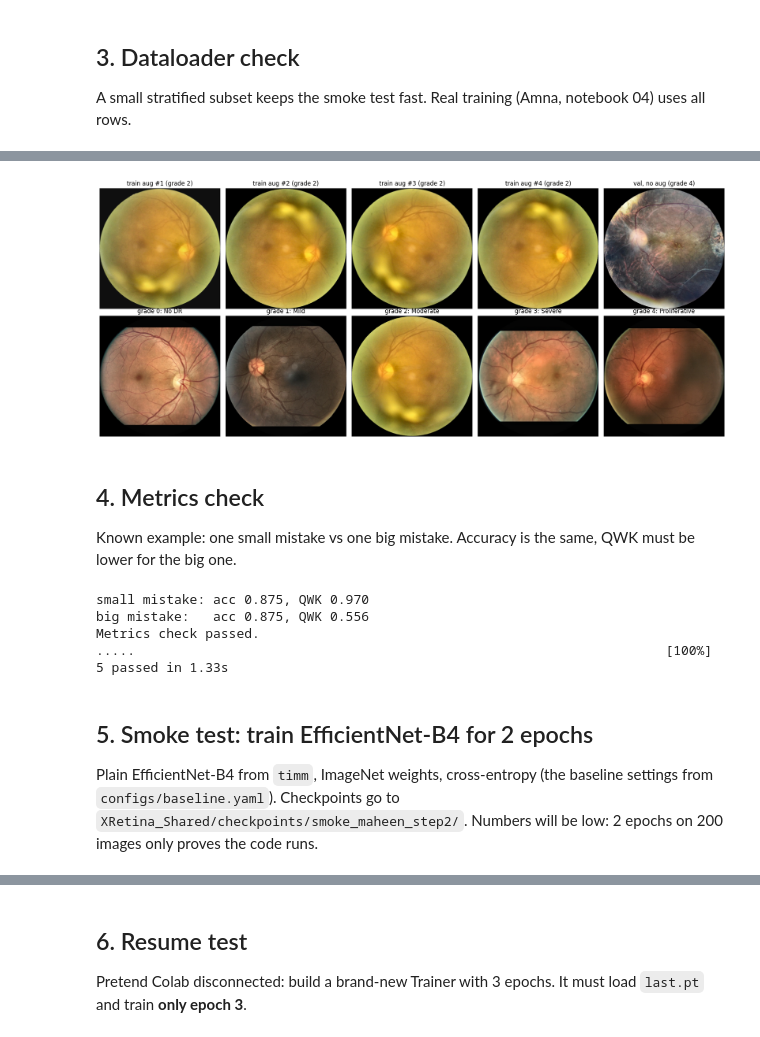
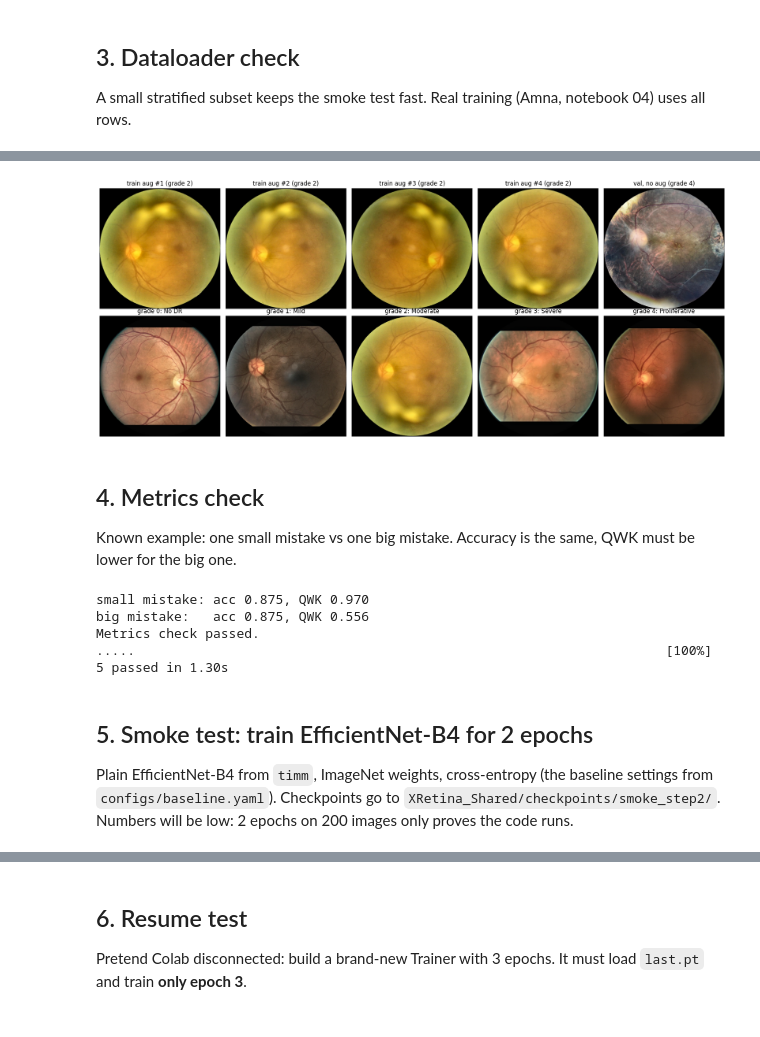
Before and after one commit to aimenkhan1/X-Retina---Final-Year-Project-, a Jupyter notebook: notebooks/03_dataloaders_and_trainer_check.ipynb, the cells around one changed output, grey strips where cells are left out. Saved outputs shown, nothing was run; the diff lists cells and outputs as text; code cells hidden in the pictures.

```diff
--- a/notebooks/03_dataloaders_and_trainer_check.ipynb
+++ b/notebooks/03_dataloaders_and_trainer_check.ipynb
@@ -17,7 +17,7 @@ What this notebook checks:
 # Colab Secrets needed: GITHUB_TOKEN (or GITHUB-TOKEN). Optional: GIT_NAME, GIT_EMAIL, KAGGLE_USERNAME, KAGGLE_KEY
 GITHUB_USER = "aimenkhan1"
 REPO_NAME   = "X-Retina---Final-Year-Project-"
-BRANCH      = "maheen/trainer"   # Maheen's branch (Step 2)
+BRANCH      = "main"
 
 import os, sys, json, subprocess
 from google.colab import drive, userdata
@@ -209,21 +208,21 @@ pixel mean/std after normalisation: -0.715 1.046 (should be near 0 / 1)
 # %%
 # Same image 4 times: the train transform changes it every time (flip/rotate/brightness), val does not
 ds_tr, ds_va = loaders["train"].dataset, loaders["val"].dataset
 fig, ax = plt.subplots(2, 5, figsize=(18, 7.5))
 for i in range(4):
     img, lab = ds_tr[0]
     ax[0, i].imshow(denormalize(img)); ax[0, i].set_title(f"train aug #{i + 1} (grade {lab.item()})"); ax[0, i].axis("off")
 img, lab = ds_va[0]
 ax[0, 4].imshow(denormalize(img)); ax[0, 4].set_title(f"val, no aug (grade {lab.item()})"); ax[0, 4].axis("off")
 for i in range(5):   # one training image per grade
     j = sub[(sub.split == "train") & (sub.label == i)].index[0]
     row = sub.loc[[j]]
     from src.data.datasets import RetinaDataset, get_transforms
     im, _ = RetinaDataset(row, get_transforms(IMG_SIZE, train=False))[0]
     ax[1, i].imshow(denormalize(im)); ax[1, i].set_title(f"grade {i}: {CLASS_NAMES[i]}"); ax[1, i].axis("off")
-plt.tight_layout(); plt.savefig(OUT / "maheen_dataloader_check.png", dpi=100); plt.show()
+plt.tight_layout(); plt.savefig(OUT / "dataloader_check.png", dpi=100); plt.show()
 # %% [output]
-[figure, old version]
+[figure, new version]
 # %% [markdown]
 ## 4. Metrics check
 Known example: one small mistake vs one big mistake. Accuracy is the same, QWK must be lower for the big one.
@@ -244,11 +243,11 @@ small mistake: acc 0.875, QWK 0.970
 big mistake:   acc 0.875, QWK 0.556
 Metrics check passed.
 .....                                                                    [100%]
-5 passed in 1.33s
+5 passed in 1.30s
 # %% [markdown]
 ## 5. Smoke test: train EfficientNet-B4 for 2 epochs
 Plain EfficientNet-B4 from `timm`, ImageNet weights, cross-entropy (the baseline settings from `configs/baseline.yaml`).
-Checkpoints go to `XRetina_Shared/checkpoints/smoke_maheen_step2/`. Numbers will be low: 2 epochs on 200 images only proves the code runs.
+Checkpoints go to `XRetina_Shared/checkpoints/smoke_step2/`. Numbers will be low: 2 epochs on 200 images only proves the code runs.
 # %%
 import timm
 RUN_DIR = CKPT / RUN_NAME
```
Also changed, not shown: parts of 7 cells of this notebook.
